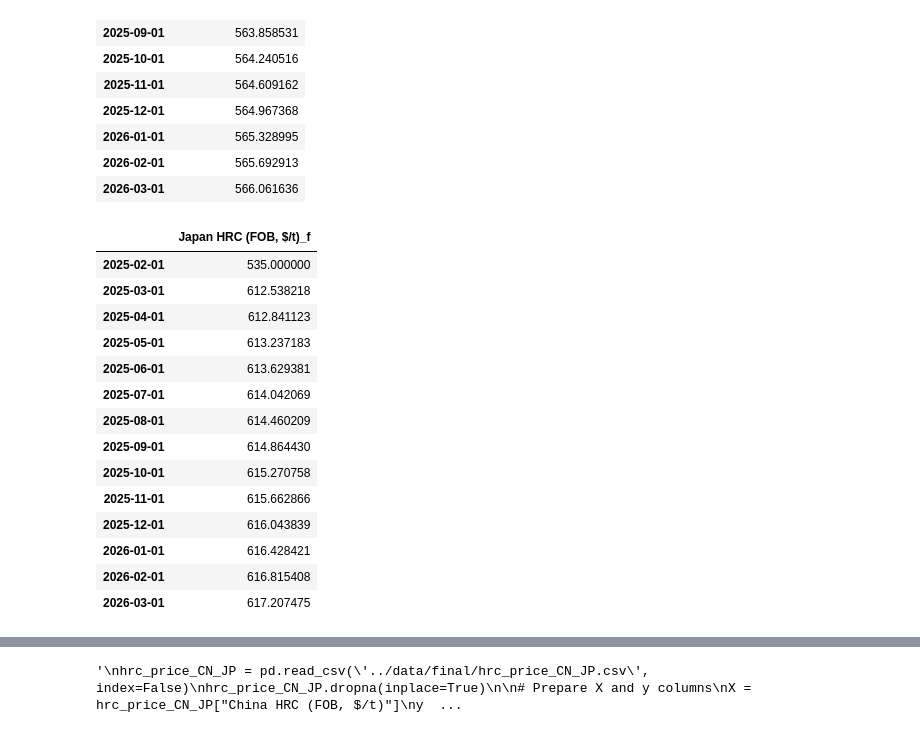
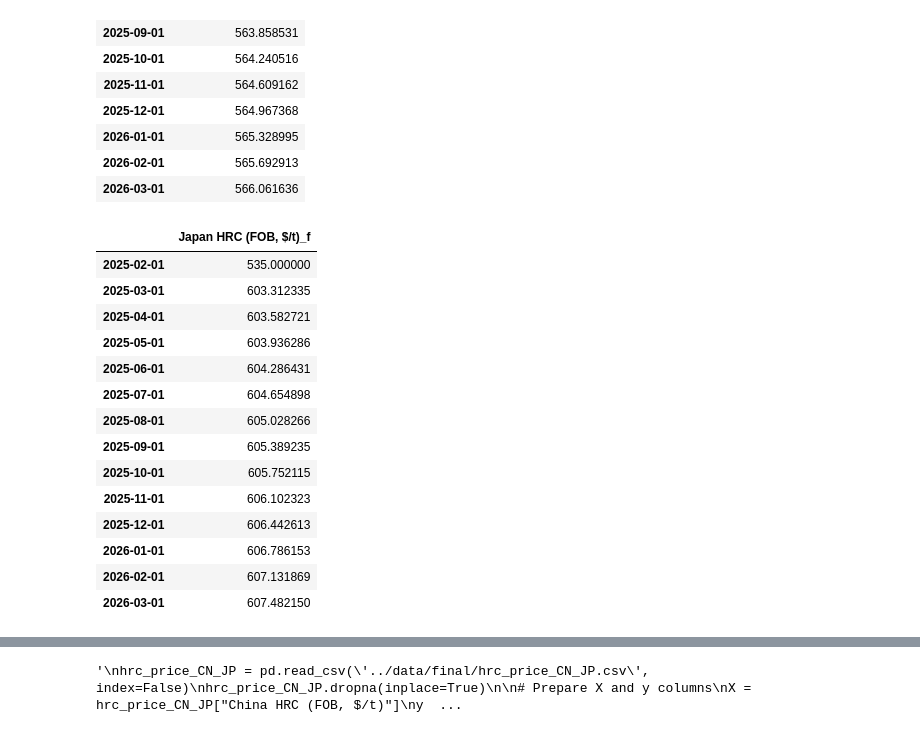
Before and after one commit to nguyenhpnguyen/BT4103-Business-Analytics-Capstone-Project, a Jupyter notebook: notebook/05_hrc_price_Japan_prediction.ipynb, the cells around one changed output, grey strips where cells are left out. Cells and saved outputs as stored; diff of their text form; code cells hidden in the pictures.

```diff
--- a/notebook/05_hrc_price_Japan_prediction.ipynb
+++ b/notebook/05_hrc_price_Japan_prediction.ipynb
@@ -527,34 +527,33 @@ x_CN
 | 2026-02-01 | 565.692913 |
 | 2026-03-01 | 566.061636 |
 # %%
-# Obtain y forecast (Japan's HRC price)
-x_CN_poly_trans = poly.transform(x_CN) # transform China's HRC price to achieve polynomial features with degree=2
-y_JP_forecast = model_poly_fitted_rd.predict(x_CN_poly_trans)
+# Obtain y forecast (Japan's HRC price)transform China's HRC price to achieve polynomial features with degree=2
+y_JP_forecast = model_linreg_fitted.predict(x_CN)
 
 #adding 10/1/2024 value to have a smooth line when plotting
 y_JP_insert = hrc_price_CN_JP['Japan HRC (FOB, $/t)'].loc['2025-02-01']
 y_JP_forecast_new = np.insert(y_JP_forecast, 0, y_JP_insert)
 
 fc_period = pd.date_range(start='2025-02-01', end='2026-03-01', freq='MS')
 df_forecast_JP = pd.DataFrame(y_JP_forecast_new, index=fc_period, columns=['Japan HRC (FOB, $/t)_f'])
 
 df_forecast_JP
 # %% [output]
 |  | Japan HRC (FOB, $/t)_f |
 | 2025-02-01 | 535.000000 |
-| 2025-03-01 | 612.538218 |
-| 2025-04-01 | 612.841123 |
-| 2025-05-01 | 613.237183 |
-| 2025-06-01 | 613.629381 |
-| 2025-07-01 | 614.042069 |
-| 2025-08-01 | 614.460209 |
-| 2025-09-01 | 614.864430 |
-| 2025-10-01 | 615.270758 |
-| 2025-11-01 | 615.662866 |
-| 2025-12-01 | 616.043839 |
-| 2026-01-01 | 616.428421 |
-| 2026-02-01 | 616.815408 |
-| 2026-03-01 | 617.207475 |
+| 2025-03-01 | 603.312335 |
+| 2025-04-01 | 603.582721 |
+| 2025-05-01 | 603.936286 |
+| 2025-06-01 | 604.286431 |
+| 2025-07-01 | 604.654898 |
+| 2025-08-01 | 605.028266 |
+| 2025-09-01 | 605.389235 |
+| 2025-10-01 | 605.752115 |
+| 2025-11-01 | 606.102323 |
+| 2025-12-01 | 606.442613 |
+| 2026-01-01 | 606.786153 |
+| 2026-02-01 | 607.131869 |
+| 2026-03-01 | 607.482150 |
 # %%
 # Export forecasted HRC price in China to a csv file
 df_forecast_JP[1:].to_csv('../data/final/JP_forecast.csv', index=True)
```
Also changed, not shown: parts of 2 cells of this notebook, 2 other files.
